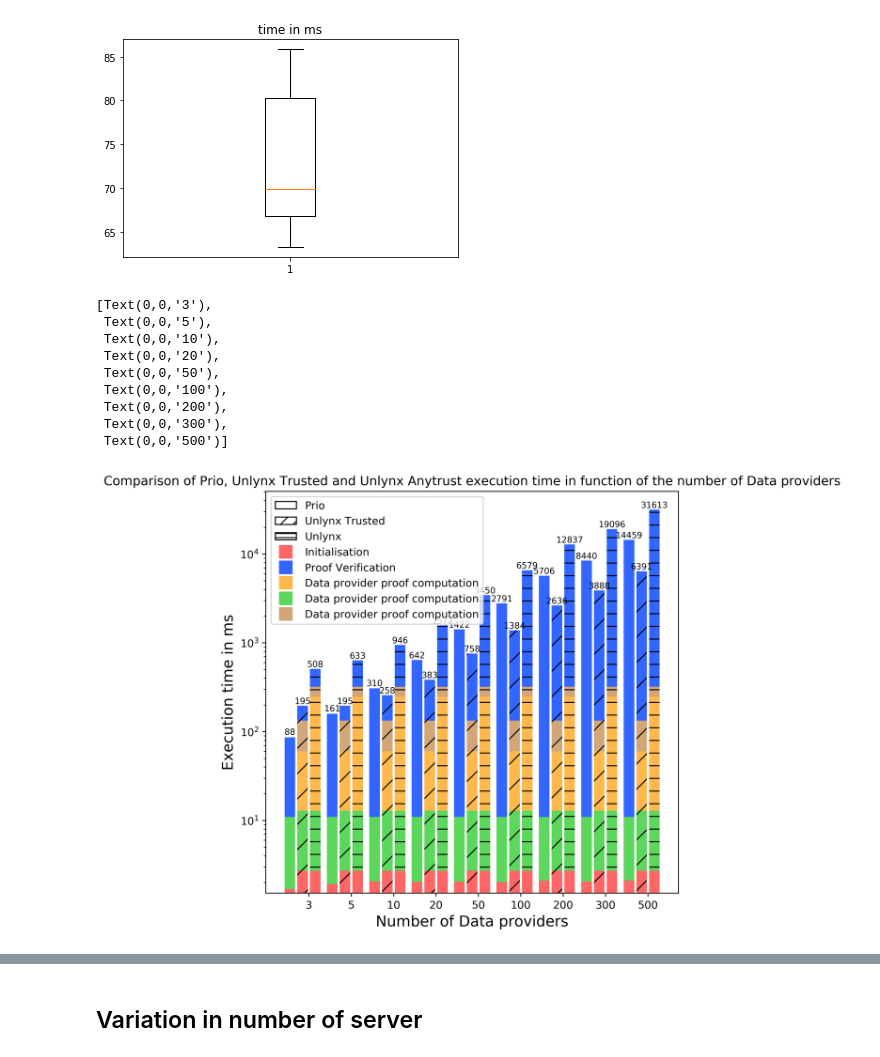
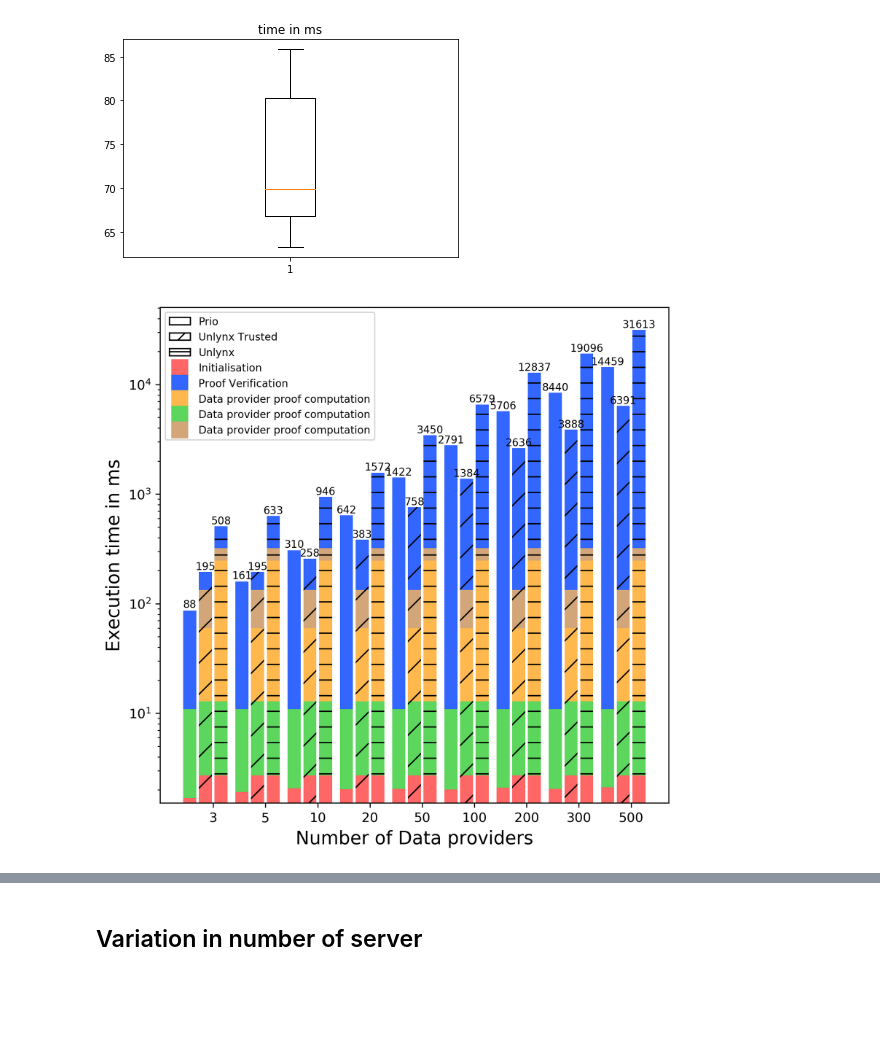
Before and after one commit to maxpr/MasterProjectDocuments, a Jupyter notebook: FinalPlotting/Untitled.ipynb, the cells around one changed output, grey strips where cells are left out. Saved outputs shown, nothing was run; the diff lists cells and outputs as text; code cells hidden in the pictures; blank space fills up the shorter version.

Commit message:
All error fixed from Juan comments, change figure, only miss analysis of Server graph, Tables and Conclusion'

```diff
--- a/FinalPlotting/Untitled.ipynb
+++ b/FinalPlotting/Untitled.ipynb
@@ -539,7 +539,7 @@ def prioTotal(p1,p2,p3):
         h3 = r3.get_height()
         plt.text(r1.get_x()+r1.get_width()/2., h1+h2+h3, '%s'% int(h1+h2+h3), ha = 'center', va='bottom',fontsize=8)
 # %%
-plt.figure(figsize=(7,7), dpi=400)
+plt.figure(figsize=(7,7), dpi=300)
 dpservRatio = np.ceil(np.array(y)/5)
 xvall = np.multiply(dpservRatio,xv)
 groups = [[xs,x,xp],[xi,xa,xdp,xsw,xvall],[xi,xa,np.multiply(xdp,5),xsw,np.multiply(xv,y)]]
@@ -625,45 +625,37 @@ for num, vals in enumerate(groups):
         (0.3, 0.3), 1, 1, fill=False,label='Prio')
         unlynxTrus =  patches.Rectangle(
         (0.1, 0.1), 1, 1,
         hatch='//', fill=False,label='Unlynx Trusted')
         Unlynx =  patches.Rectangle(
         (1, 1), 1, 1,
         hatch='---', fill=False,label='Unlynx')
 
 
         init = mlines.Line2D([], [], color=colour_classes[1],marker='s', linestyle='None',
                           markersize=12, label='Initialisation')
         verif = mlines.Line2D([], [], color=colour_verif[1], marker='s', linestyle='None',
                           markersize=12, label='Proof Verification')
         dp = mlines.Line2D([], [], color=colour_dp[0], marker='s', linestyle='None',
                           markersize=12, label='Data provider proof computation')
         switch = mlines.Line2D([], [], color=colour_sw[0], marker='s', linestyle='None',
                           markersize=12, label='Data provider proof computation')
         agg = mlines.Line2D([], [], color=colour_agg[1], marker='s', linestyle='None',
                           markersize=12, label='Data provider proof computation')
 
-        plt.legend(handles=[prio,unlynxTrus,Unlynx,init,verif,dp,agg,switch],)
+        plt.legend(handles=[prio,unlynxTrus,Unlynx,init,verif,dp,agg,switch],prop={'size': 8})
 
         plt.xlabel('Number of Data providers',fontsize=14)
         plt.ylabel('Execution time in ms',fontsize=14)
-        plt.title('Comparison of Prio, Unlynx Trusted and Unlynx Anytrust execution time in function of the number of Data providers')
+        #plt.title('Comparison of Prio, Unlynx Trusted and Unlynx Anytrust execution time in function of the number of Data providers')
 # You should no longer need to manually set the plot limit since everything
 # is scaled to one.
 # Also the ticks should be much simpler now that each group of bars extends from
 # 0.0 to 1.0, 1.0 to 2.0, and so forth and, thus, are centered at 0.5, 1.5, etc.
 s.set_xticks(ind+0.5)
 s.set_xticklabels(group_labels)
+plt.savefig('ComparisonDP.png')
 # %% [output]
-[Text(0,0,'3'),
- Text(0,0,'5'),
- Text(0,0,'10'),
- Text(0,0,'20'),
- Text(0,0,'50'),
- Text(0,0,'100'),
- Text(0,0,'200'),
- Text(0,0,'300'),
- Text(0,0,'500')]
-[figure, old version]
+[figure, new version]
 # %%
 plt.figure(figsize=(7,7), dpi=400)
 dpservRatio = np.ceil(np.array(y)/5)
```
Also changed, not shown: parts of 4 cells of this notebook, 17 other files.
